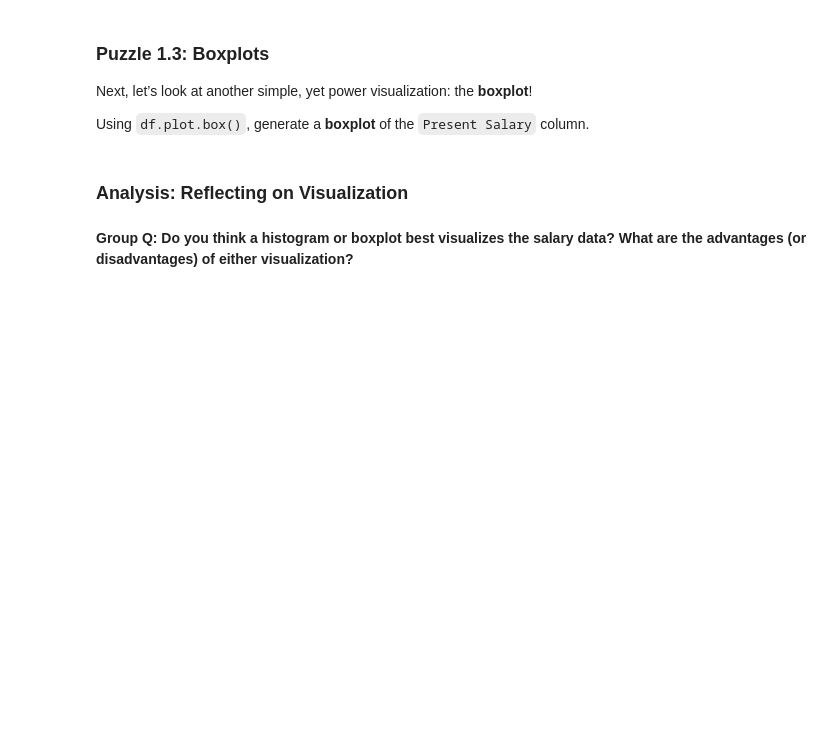
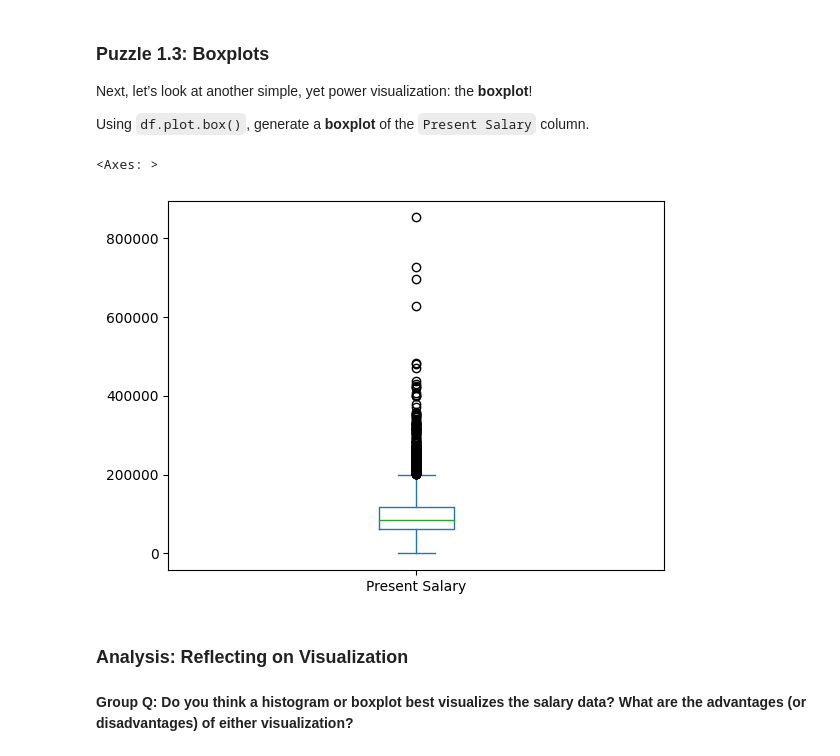
Before and after one commit to refaqat/stat107, a Jupyter notebook: lab_plots/lab_plots.ipynb, the cells around one changed output. Saved outputs shown, nothing was run; the diff lists cells and outputs as text; code cells hidden in the pictures; blank space fills up the shorter version.

```diff
--- a/lab_plots/lab_plots.ipynb
+++ b/lab_plots/lab_plots.ipynb
@@ -144,3 +172,8 @@ Using `df.plot.box()`, generate a **boxplot** of the `Present Salary` column.
+# %%
+df['Present Salary'].plot.box()
+# %% [output]
+<Axes: >
+[figure, added]
 # %% [markdown]
 ### Analysis: Reflecting on Visualization
 # %% [markdown]
```
Also changed, not shown: parts of 75 cells of this notebook, 1 other file.
